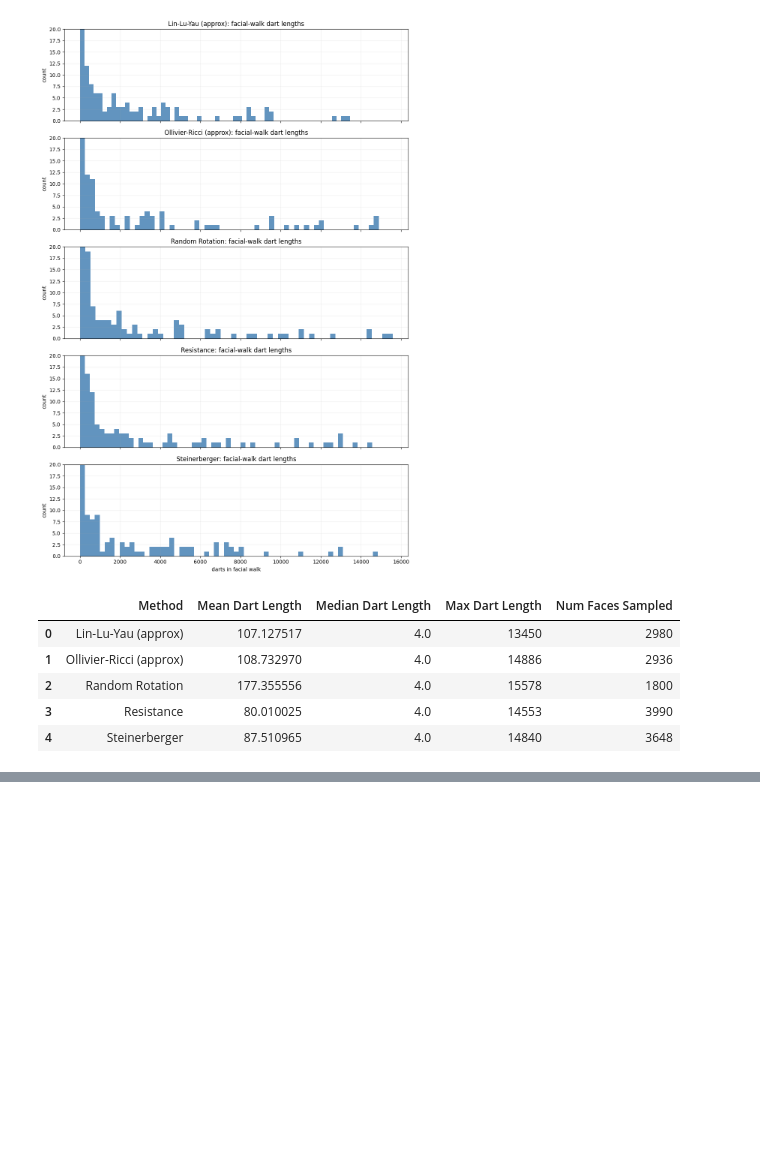
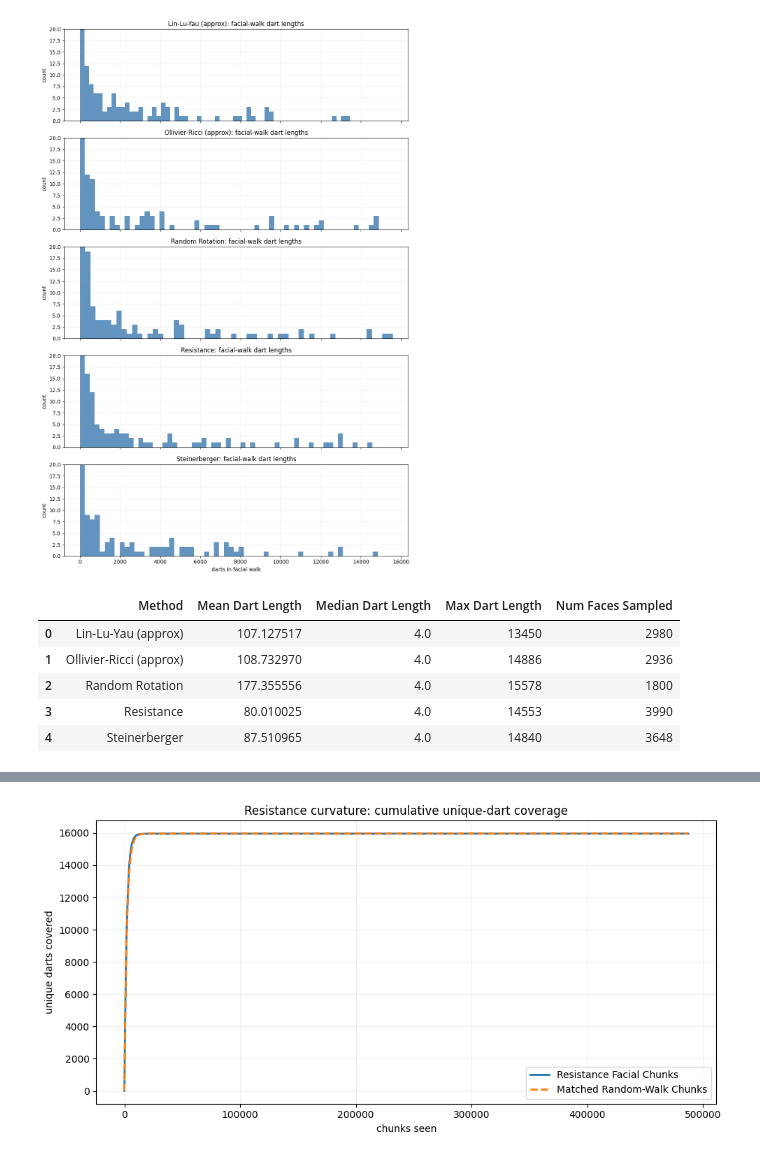
Before and after one commit to rbmuk/facialgen, a Jupyter notebook: curvature_experiments.ipynb, the cells around one changed output, grey strips where cells are left out. Saved outputs shown, nothing was run; the diff lists cells and outputs as text; code cells hidden in the pictures; blank space fills up the shorter version.

```diff
--- a/curvature_experiments.ipynb
+++ b/curvature_experiments.ipynb
@@ -562,0 +745,82 @@ display(pd.DataFrame(rows).sort_values('Largest-Face Hamming Mean-Std', ascendin
+# %%
+resistance_num_sign_configs = 256
+resistance_pairwise_hamming_pairs = 20000
+resistance_coverage_shuffles = 8
+resistance_rng = np.random.default_rng(4041)
+
+resistance_curv = curvatures['Resistance']
+resistance_sign_samples = resistance_rng.choice(
+    np.array([-1, 1], dtype=int),
+    size=(resistance_num_sign_configs, n_lcc),
+    replace=True,
+)
+
+resistance_facial_chunks = []
+for i in tqdm(range(resistance_num_sign_configs), desc='Resistance: sign configs'):
+    faces = facial_walks_from_curvature_signs(A_lcc, resistance_curv, resistance_sign_samples[i])
+    for face in faces:
+        resistance_facial_chunks.extend(chunk_face_exact(face, chunk_darts=chunk_darts))
+
+resistance_rw_chunks = sample_random_walk_chunks(
+    A_lcc,
+    num_chunks=len(resistance_facial_chunks),
+    num_darts=chunk_darts,
+    rng=np.random.default_rng(5051),
+    p=rw_p,
+    q=rw_q,
+    desc='Resistance: random chunks',
+)
+
+resistance_facial_hammings = sample_pairwise_hamming(
+    resistance_facial_chunks,
+    np.random.default_rng(6061),
+    max_pairs=resistance_pairwise_hamming_pairs,
+)
+resistance_rw_hammings = sample_pairwise_hamming(
+    resistance_rw_chunks,
+    np.random.default_rng(7071),
+    max_pairs=resistance_pairwise_hamming_pairs,
+)
+resistance_facial_ent = per_position_entropy(resistance_facial_chunks)
+resistance_rw_ent = per_position_entropy(resistance_rw_chunks)
+resistance_facial_curve = mean_coverage_curve(
+    resistance_facial_chunks,
+    np.random.default_rng(8081),
+    num_shuffles=resistance_coverage_shuffles,
+)
+resistance_rw_curve = mean_coverage_curve(
+    resistance_rw_chunks,
+    np.random.default_rng(9091),
+    num_shuffles=resistance_coverage_shuffles,
+)
+
+resistance_results = pd.DataFrame([{
+    'Method': 'Resistance',
+    'Num Sign Configs': int(resistance_num_sign_configs),
+    'Num Facial Chunks': int(len(resistance_facial_chunks)),
+    'Unique Facial 8-Dart Chunks': int(len(set(resistance_facial_chunks))),
+    'Facial Unique Chunk Ratio': unique_chunk_ratio(resistance_facial_chunks),
+    'Facial Mean Pairwise Hamming': float(np.nanmean(resistance_facial_hammings)) if resistance_facial_hammings.size else float('nan'),
+    'Facial Std Pairwise Hamming': float(np.nanstd(resistance_facial_hammings)) if resistance_facial_hammings.size else float('nan'),
+    'Facial Mean Position Entropy': float(np.nanmean(resistance_facial_ent)) if resistance_facial_ent.size else float('nan'),
+    'Facial Final Unique Dart Coverage': float(resistance_facial_curve[-1]) if resistance_facial_curve.size else float('nan'),
+    'Unique Random 8-Dart Chunks': int(len(set(resistance_rw_chunks))),
+    'Random Unique Chunk Ratio': unique_chunk_ratio(resistance_rw_chunks),
+    'Random Mean Pairwise Hamming': float(np.nanmean(resistance_rw_hammings)) if resistance_rw_hammings.size else float('nan'),
+    'Random Std Pairwise Hamming': float(np.nanstd(resistance_rw_hammings)) if resistance_rw_hammings.size else float('nan'),
+    'Random Mean Position Entropy': float(np.nanmean(resistance_rw_ent)) if resistance_rw_ent.size else float('nan'),
+    'Random Final Unique Dart Coverage': float(resistance_rw_curve[-1]) if resistance_rw_curve.size else float('nan'),
+}])
+display(resistance_results)
+
+plt.figure(figsize=(10, 5))
+plt.plot(np.arange(1, len(resistance_facial_curve) + 1), resistance_facial_curve, label='Resistance Facial Chunks', linewidth=2)
+plt.plot(np.arange(1, len(resistance_rw_curve) + 1), resistance_rw_curve, label='Matched Random-Walk Chunks', linewidth=2, linestyle='--')
+plt.title('Resistance curvature: cumulative unique-dart coverage')
+plt.xlabel('chunks seen')
+plt.ylabel('unique darts covered')
+plt.grid(alpha=0.2)
+plt.legend()
+plt.tight_layout()
+plt.show()
+# %% [output]
@@ -562,0 +829 @@ display(pd.DataFrame(rows).sort_values('Largest-Face Hamming Mean-Std', ascendin
+[figure, added]
```
Also changed, not shown: parts of 6 cells of this notebook, 5 other files.
